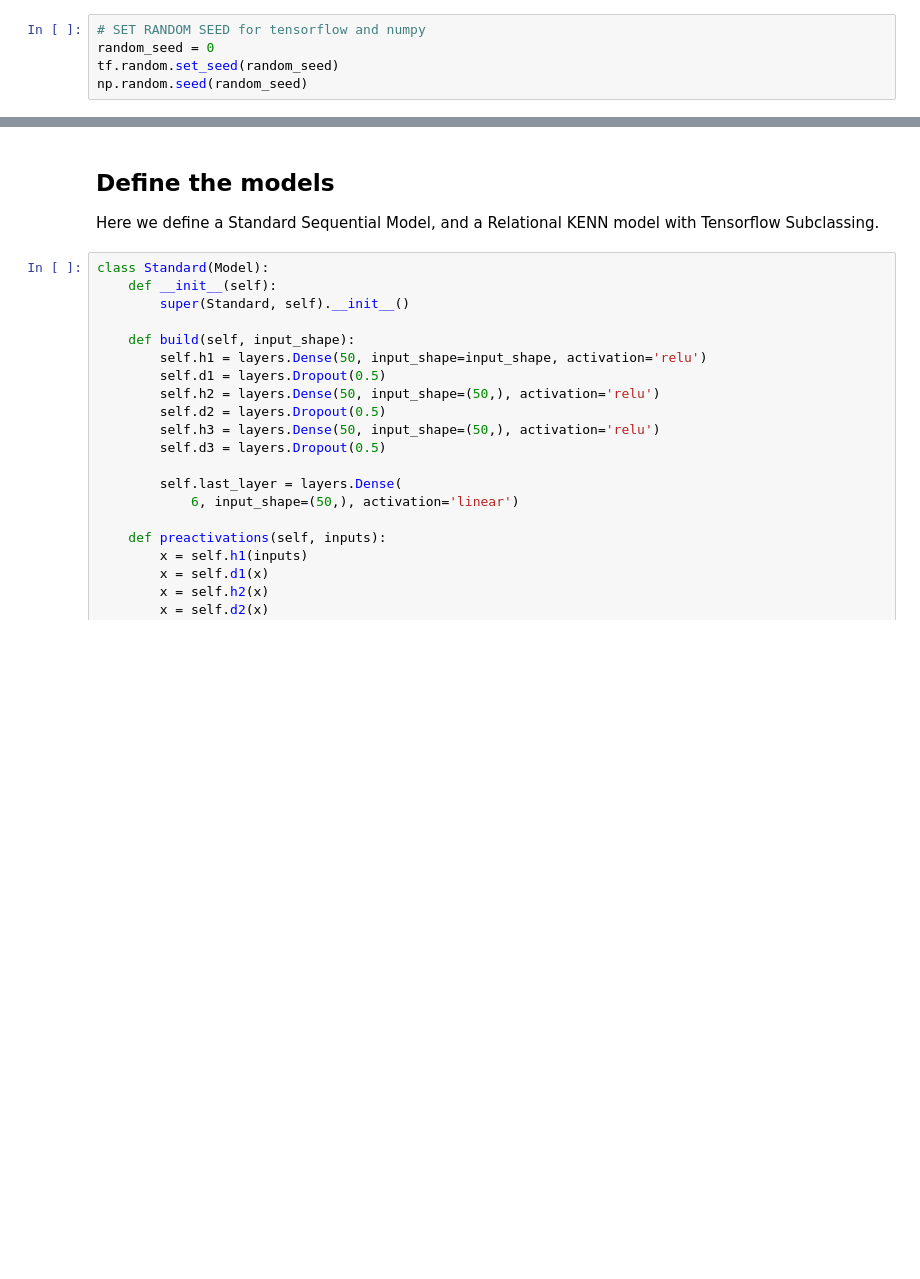
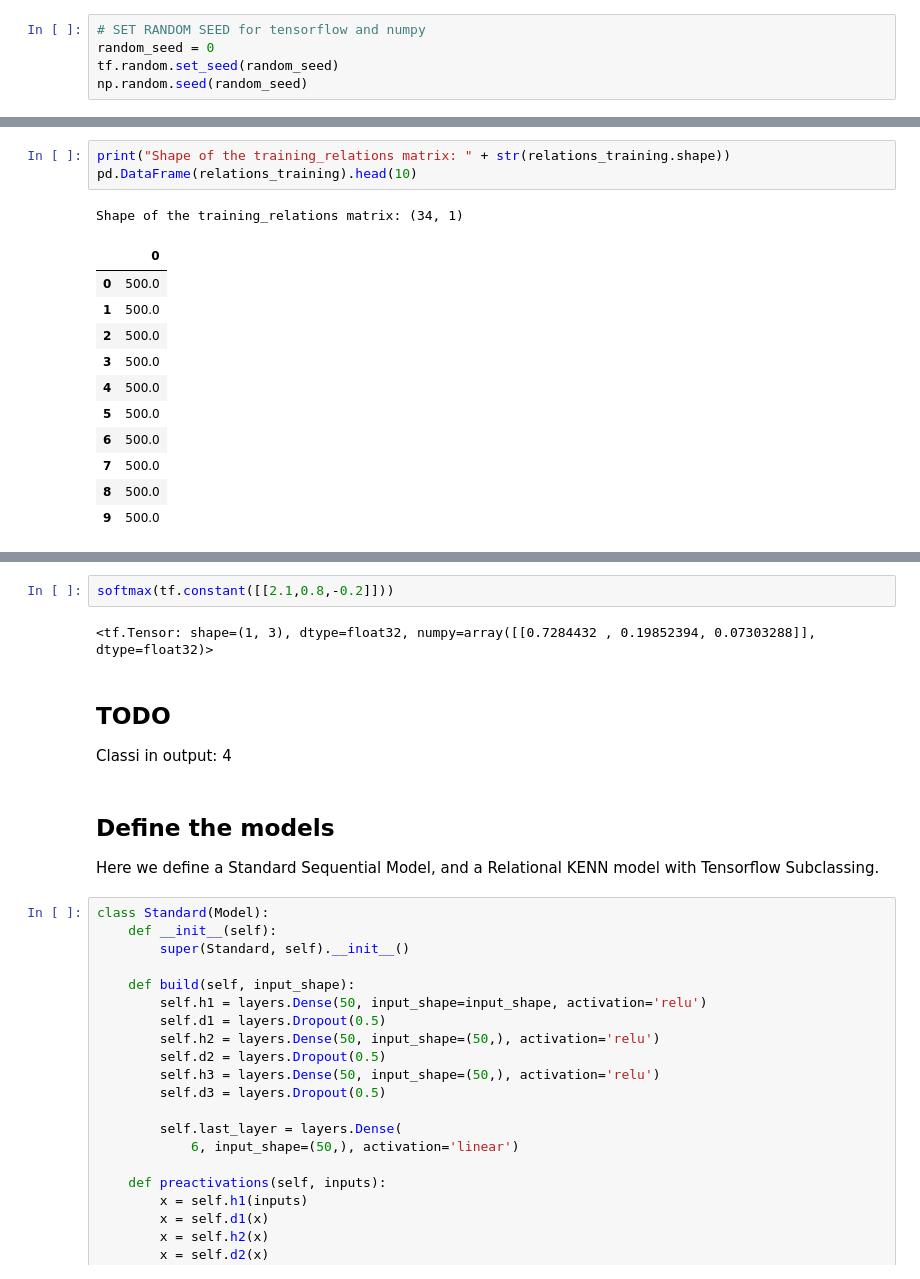
Before and after one commit to rmazzier/KENN-Relational-Tutorial, a Jupyter notebook: KENN Tutorial.ipynb, the cells around one changed output, grey strips where cells are left out. Saved outputs shown, nothing was run; the diff lists cells and outputs as text; blank space fills up the shorter version.

```diff
--- a/KENN Tutorial.ipynb
+++ b/KENN Tutorial.ipynb
@@ -63,3 +157,19 @@ n_features = training_features.shape[1]
+# %%
+print("Shape of the training_relations matrix: " + str(relations_training.shape))
+pd.DataFrame(relations_training).head(10)
+# %% [output]
+Shape of the training_relations matrix: (34, 1)
+|  | 0 |
+| 0 | 500.0 |
+| 1 | 500.0 |
+| 2 | 500.0 |
+| 3 | 500.0 |
+| 4 | 500.0 |
+| 5 | 500.0 |
+| 6 | 500.0 |
+| 7 | 500.0 |
+| 8 | 500.0 |
+| 9 | 500.0 |
 # %% [markdown]
 ## Experiment Setup
 ![title](imgs/experiment_setup.png)
@@ -71,6 +180,14 @@ Specifically, in this case, the knowledge codifies the idea that papers cite wor
 For this reason we instantiate the clause:
 $$\forall x \forall y \quad T(x) \land Cite(x,y) \rightarrow T(y)$$
 multiple times, for all the topics $T$.
+# %%
+softmax(tf.constant([[2.1,0.8,-0.2]]))
+# %% [output]
+<tf.Tensor: shape=(1, 3), dtype=float32, numpy=array([[0.7284432 , 0.19852394, 0.07303288]], dtype=float32)>
+# %% [markdown]
+## TODO
+
+Classi in output: 4
 # %% [markdown]
 ## Define the models
 Here we define a Standard Sequential Model, and a Relational KENN model with Tensorflow Subclassing.
```
Also changed, not shown: parts of 34 cells of this notebook, 1 other file.
